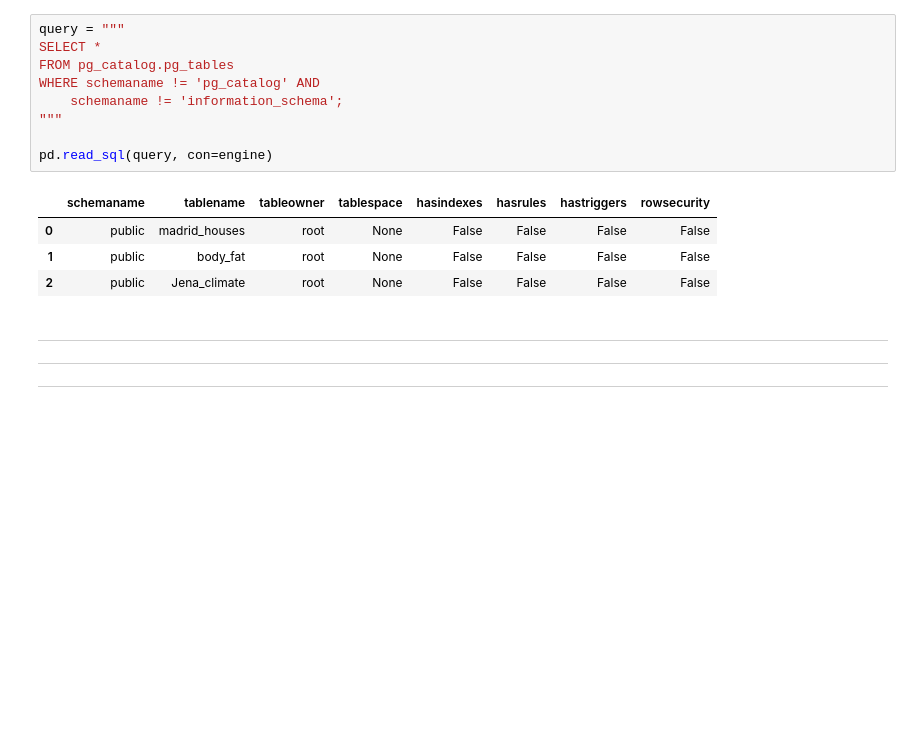
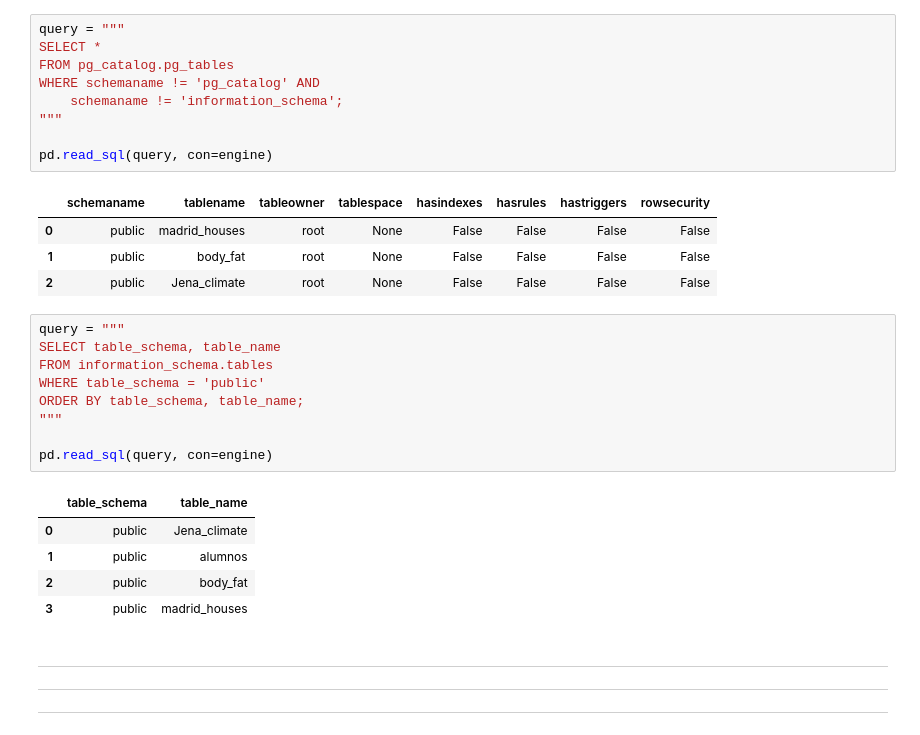
Before and after one commit to FabioScielzoOrtiz/SQL-course, a Jupyter notebook: notebooks/SQL_course.ipynb, the cells around one changed output. Cells and saved outputs as stored; diff of their text form; blank space fills up the shorter version.

```diff
--- a/notebooks/SQL_course.ipynb
+++ b/notebooks/SQL_course.ipynb
@@ -28,6 +26,21 @@ pd.read_sql(query, con=engine)
 | 0 | public | madrid_houses | root | None | False | False | False | False |
 | 1 | public | body_fat | root | None | False | False | False | False |
 | 2 | public | Jena_climate | root | None | False | False | False | False |
+# %%
+query = """
+SELECT table_schema, table_name
+FROM information_schema.tables
+WHERE table_schema = 'public'
+ORDER BY table_schema, table_name;
+"""
+
+pd.read_sql(query, con=engine)
+# %% [output]
+|  | table_schema | table_name |
+| 0 | public | Jena_climate |
+| 1 | public | alumnos |
+| 2 | public | body_fat |
+| 3 | public | madrid_houses |
 # %% [markdown]
 ---
 ---
```
Also changed, not shown: parts of 8 cells of this notebook, 46 other files.
